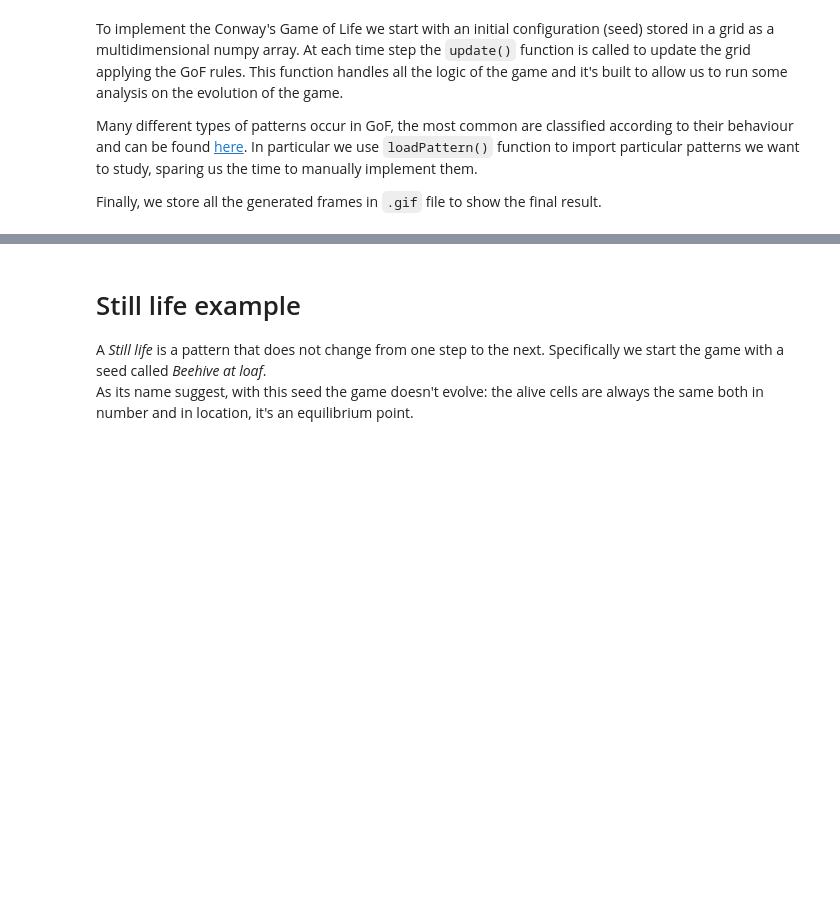
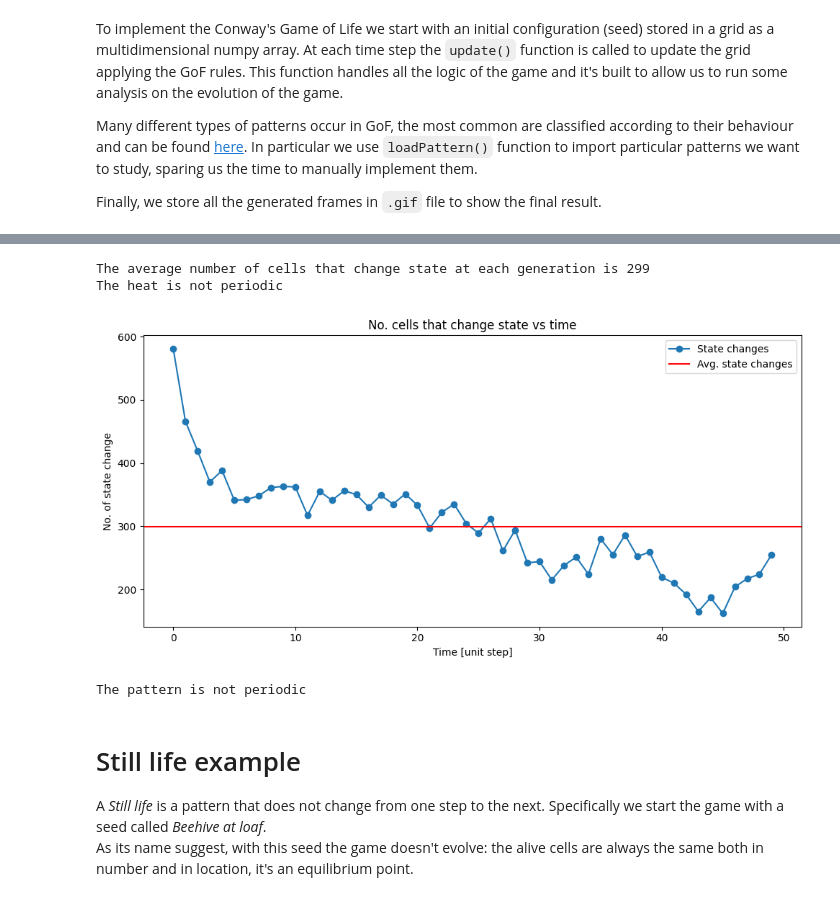
Before and after one commit to ciminoV/SCWP23Project_Group2, a Jupyter notebook: Project.ipynb, the cells around one changed output, grey strips where cells are left out. Saved outputs shown, nothing was run; the diff lists cells and outputs as text; code cells hidden in the pictures; blank space fills up the shorter version.

```diff
--- a/Project.ipynb
+++ b/Project.ipynb
@@ -383,3 +428,22 @@ analyseHeat(random_heat)
+# %%
+heat_random, periodheat_random = analyseHeat(random_heat, True)
+
+print("The average number of cells that change state at each generation is", heat_random)
+if periodheat_random > 0:
+    print('The number of alive cells has period', periodheat_random)
+else:
+    print('The heat is not periodic')
+# %% [output]
+The average number of cells that change state at each generation is 299
+The heat is not periodic
+[figure, added]
+# %%
+if any(random_period):
+    print('The pattern is periodic with period', computePeriod(random_period))
+else:
+    print('The pattern is not periodic')
+# %% [output]
+The pattern is not periodic
 # %% [markdown]
 # Still life example
 A _Still life_ is a pattern that does not change from one step to the next.
```
Also changed, not shown: parts of 19 cells of this notebook.
